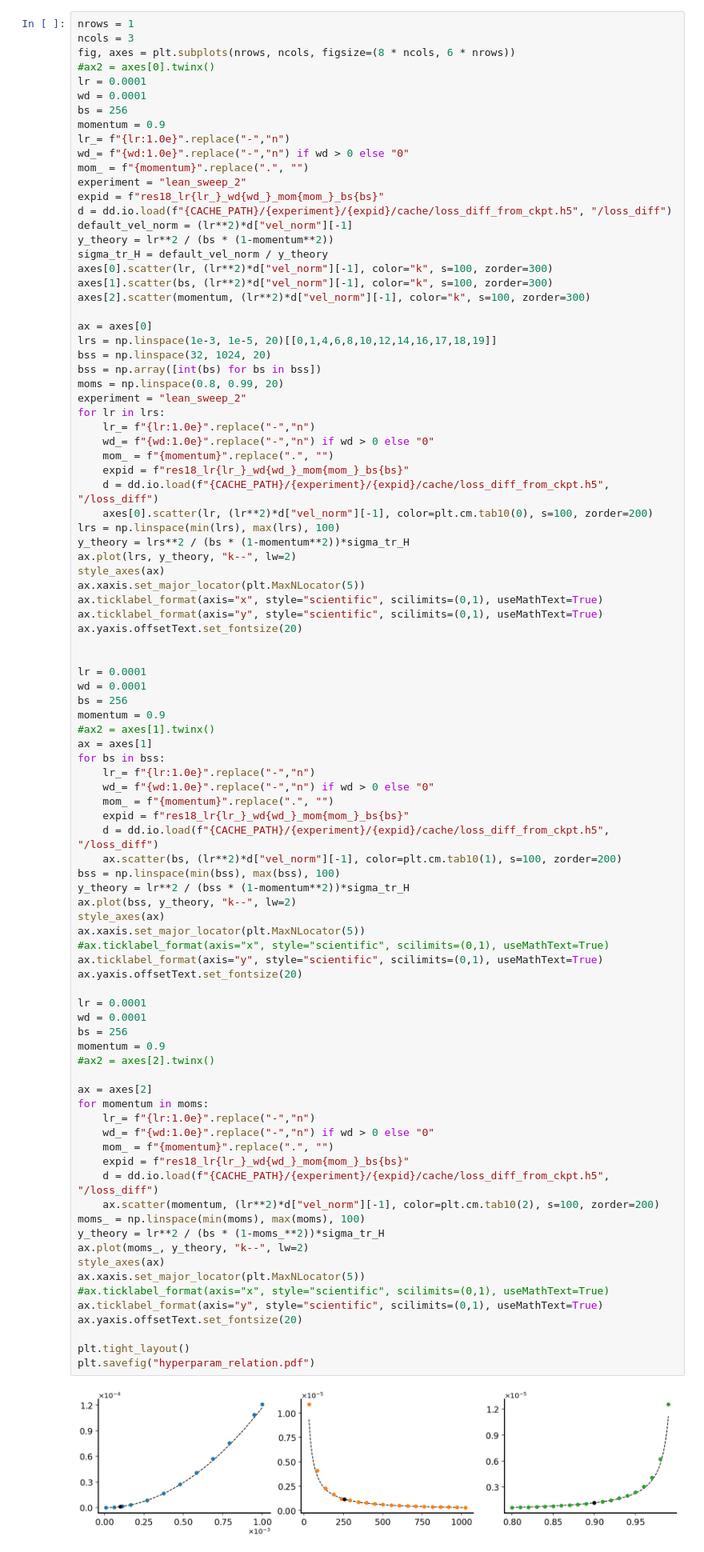
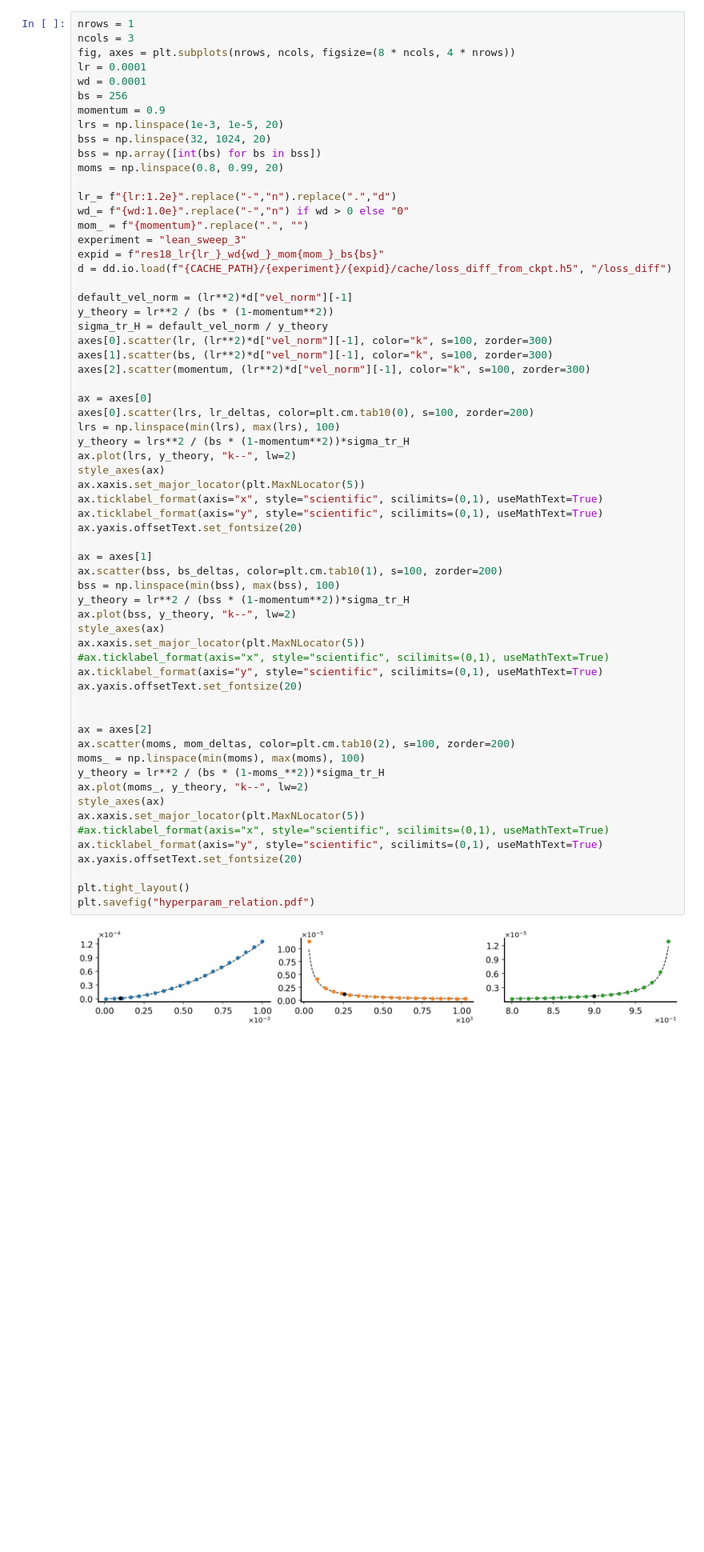
Before and after one commit to danielkunin/rethinking-SGD, a Jupyter notebook: notebooks/figures.ipynb, the cells around one changed output. Shown at 80% size. Drawn from its saved outputs; the diff is of its cells as text; blank space fills up the shorter version.

```diff
--- a/notebooks/figures.ipynb
+++ b/notebooks/figures.ipynb
@@ -792,18 +927,23 @@ plt.savefig("spirals.pdf")
 # %%
 nrows = 1
 ncols = 3
-fig, axes = plt.subplots(nrows, ncols, figsize=(8 * ncols, 6 * nrows))
-#ax2 = axes[0].twinx()
+fig, axes = plt.subplots(nrows, ncols, figsize=(8 * ncols, 4 * nrows))
 lr = 0.0001
 wd = 0.0001
 bs = 256
 momentum = 0.9
-lr_= f"{lr:1.0e}".replace("-","n")
+lrs = np.linspace(1e-3, 1e-5, 20)
+bss = np.linspace(32, 1024, 20)
+bss = np.array([int(bs) for bs in bss])
+moms = np.linspace(0.8, 0.99, 20)
+
+lr_= f"{lr:1.2e}".replace("-","n").replace(".","d")
 wd_= f"{wd:1.0e}".replace("-","n") if wd > 0 else "0"
 mom_ = f"{momentum}".replace(".", "")
-experiment = "lean_sweep_2"
+experiment = "lean_sweep_3"
 expid = f"res18_lr{lr_}_wd{wd_}_mom{mom_}_bs{bs}"
 d = dd.io.load(f"{CACHE_PATH}/{experiment}/{expid}/cache/loss_diff_from_ckpt.h5", "/loss_diff")
+
 default_vel_norm = (lr**2)*d["vel_norm"][-1]
 y_theory = lr**2 / (bs * (1-momentum**2))
 sigma_tr_H = default_vel_norm / y_theory
@@ -812,74 +952,40 @@ axes[1].scatter(bs, (lr**2)*d["vel_norm"][-1], color="k", s=100, zorder=300)
 axes[2].scatter(momentum, (lr**2)*d["vel_norm"][-1], color="k", s=100, zorder=300)
 
 ax = axes[0]
-lrs = np.linspace(1e-3, 1e-5, 20)[[0,1,4,6,8,10,12,14,16,17,18,19]]
-bss = np.linspace(32, 1024, 20)
-bss = np.array([int(bs) for bs in bss])
-moms = np.linspace(0.8, 0.99, 20)
-experiment = "lean_sweep_2"
-for lr in lrs:
-    lr_= f"{lr:1.0e}".replace("-","n")
-    wd_= f"{wd:1.0e}".replace("-","n") if wd > 0 else "0"
-    mom_ = f"{momentum}".replace(".", "")
-    expid = f"res18_lr{lr_}_wd{wd_}_mom{mom_}_bs{bs}"
-    d = dd.io.load(f"{CACHE_PATH}/{experiment}/{expid}/cache/loss_diff_from_ckpt.h5", "/loss_diff")
-    axes[0].scatter(lr, (lr**2)*d["vel_norm"][-1], color=plt.cm.tab10(0), s=100, zorder=200)
+axes[0].scatter(lrs, lr_deltas, color=plt.cm.tab10(0), s=100, zorder=200)
 lrs = np.linspace(min(lrs), max(lrs), 100)
 y_theory = lrs**2 / (bs * (1-momentum**2))*sigma_tr_H
 ax.plot(lrs, y_theory, "k--", lw=2)
 style_axes(ax)
 ax.xaxis.set_major_locator(plt.MaxNLocator(5))
 ax.ticklabel_format(axis="x", style="scientific", scilimits=(0,1), useMathText=True)
 ax.ticklabel_format(axis="y", style="scientific", scilimits=(0,1), useMathText=True)
 ax.yaxis.offsetText.set_fontsize(20)
 
-
-lr = 0.0001
-wd = 0.0001
-bs = 256
-momentum = 0.9
-#ax2 = axes[1].twinx()
 ax = axes[1]
-for bs in bss:
-    lr_= f"{lr:1.0e}".replace("-","n")
-    wd_= f"{wd:1.0e}".replace("-","n") if wd > 0 else "0"
-    mom_ = f"{momentum}".replace(".", "")
-    expid = f"res18_lr{lr_}_wd{wd_}_mom{mom_}_bs{bs}"
-    d = dd.io.load(f"{CACHE_PATH}/{experiment}/{expid}/cache/loss_diff_from_ckpt.h5", "/loss_diff")
-    ax.scatter(bs, (lr**2)*d["vel_norm"][-1], color=plt.cm.tab10(1), s=100, zorder=200)
+ax.scatter(bss, bs_deltas, color=plt.cm.tab10(1), s=100, zorder=200)
 bss = np.linspace(min(bss), max(bss), 100)
 y_theory = lr**2 / (bss * (1-momentum**2))*sigma_tr_H
 ax.plot(bss, y_theory, "k--", lw=2)
 style_axes(ax)
 ax.xaxis.set_major_locator(plt.MaxNLocator(5))
 #ax.ticklabel_format(axis="x", style="scientific", scilimits=(0,1), useMathText=True)
 ax.ticklabel_format(axis="y", style="scientific", scilimits=(0,1), useMathText=True)
 ax.yaxis.offsetText.set_fontsize(20)
 
-lr = 0.0001
-wd = 0.0001
-bs = 256
-momentum = 0.9
-#ax2 = axes[2].twinx()
 
 ax = axes[2]
-for momentum in moms:
-    lr_= f"{lr:1.0e}".replace("-","n")
-    wd_= f"{wd:1.0e}".replace("-","n") if wd > 0 else "0"
-    mom_ = f"{momentum}".replace(".", "")
-    expid = f"res18_lr{lr_}_wd{wd_}_mom{mom_}_bs{bs}"
-    d = dd.io.load(f"{CACHE_PATH}/{experiment}/{expid}/cache/loss_diff_from_ckpt.h5", "/loss_diff")
-    ax.scatter(momentum, (lr**2)*d["vel_norm"][-1], color=plt.cm.tab10(2), s=100, zorder=200)
+ax.scatter(moms, mom_deltas, color=plt.cm.tab10(2), s=100, zorder=200)
 moms_ = np.linspace(min(moms), max(moms), 100)
 y_theory = lr**2 / (bs * (1-moms_**2))*sigma_tr_H
 ax.plot(moms_, y_theory, "k--", lw=2)
 style_axes(ax)
 ax.xaxis.set_major_locator(plt.MaxNLocator(5))
 #ax.ticklabel_format(axis="x", style="scientific", scilimits=(0,1), useMathText=True)
 ax.ticklabel_format(axis="y", style="scientific", scilimits=(0,1), useMathText=True)
 ax.yaxis.offsetText.set_fontsize(20)
 
 plt.tight_layout()
 plt.savefig("hyperparam_relation.pdf")
 # %% [output]
-[figure, old version]
+[figure, new version]
```
Also changed, not shown: parts of 4 cells of this notebook, 5 other files.
